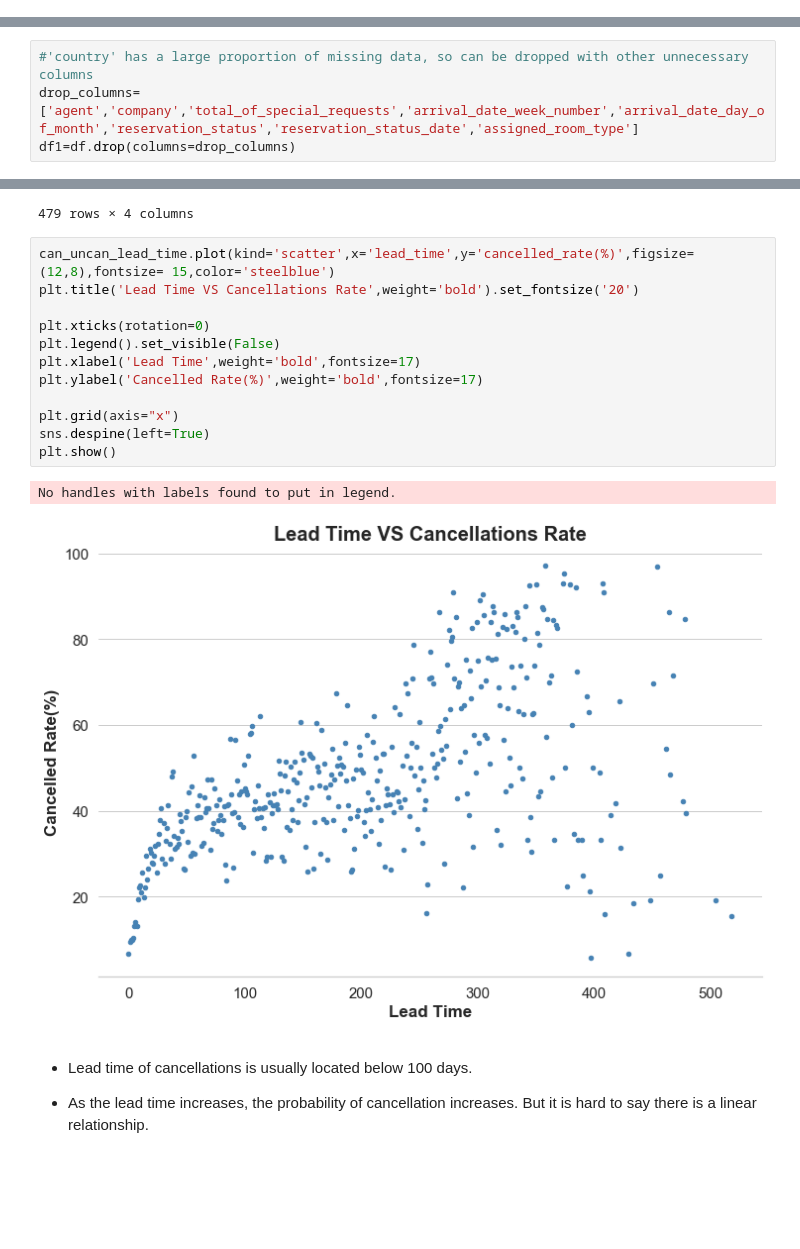
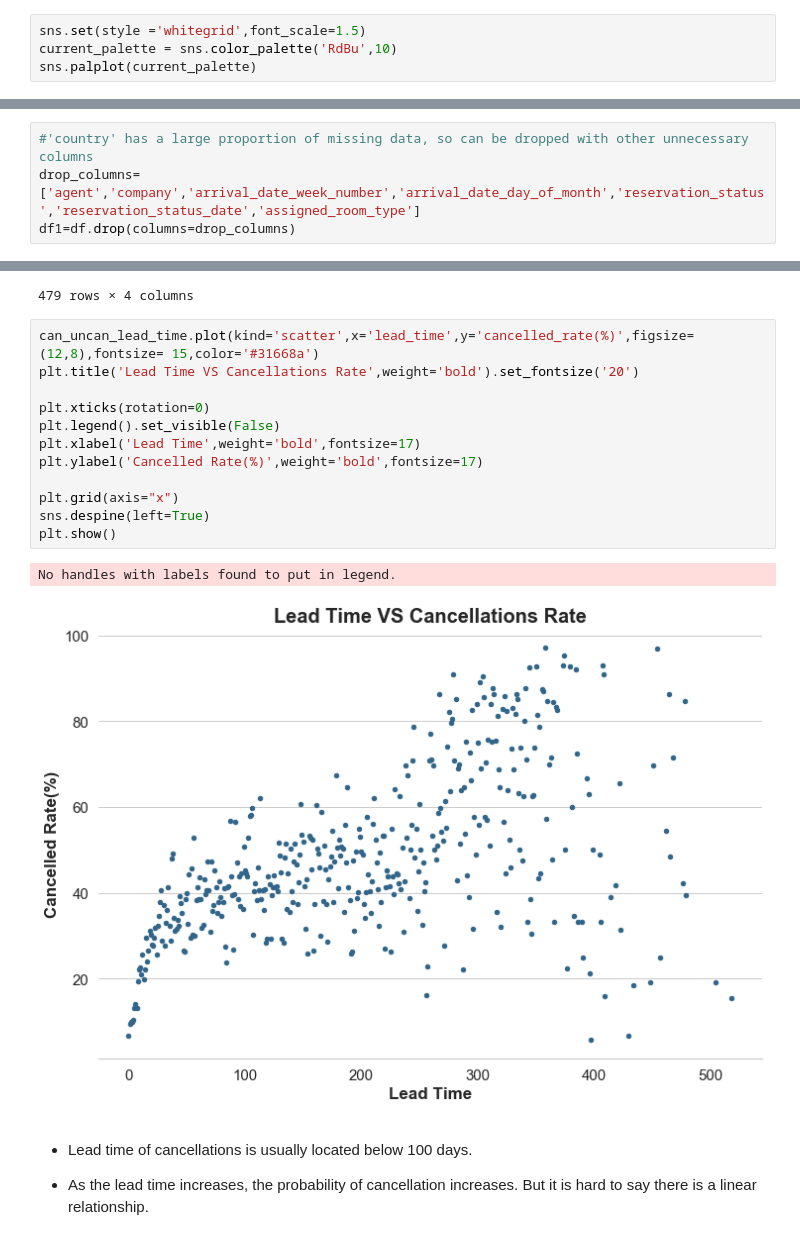
Before and after one commit to fysophia0302/Springboard, a Jupyter notebook: Capstone_Project_2/Capstone_Project_2_Hotel_booking_demand.ipynb, the cells around one changed output, grey strips where cells are left out. Cells and saved outputs as stored; diff of their text form; blank space fills up the shorter version.

```diff
--- a/Capstone_Project_2/Capstone_Project_2_Hotel_booking_demand.ipynb
+++ b/Capstone_Project_2/Capstone_Project_2_Hotel_booking_demand.ipynb
@@ -13,3 +20,7 @@ current_palette = sns.color_palette('Paired',10)
 sns.palplot(current_palette)
 # %% [output]
 [figure]
+# %%
+sns.set(style ='whitegrid',font_scale=1.5)
+current_palette = sns.color_palette('RdBu',10)
+sns.palplot(current_palette)
@@ -97,7 +110,7 @@ dtype: int64
 ## 1.1 drop the null and unnecessary columns
 # %%
 #'country' has a large proportion of missing data, so can be dropped with other unnecessary columns
-drop_columns=['agent','company','total_of_special_requests','arrival_date_week_number','arrival_date_day_of_month','reservation_status','reservation_status_date','assigned_room_type']
+drop_columns=['agent','company','arrival_date_week_number','arrival_date_day_of_month','reservation_status','reservation_status_date','assigned_room_type']
 df1=df.drop(columns=drop_columns)
 # %% [markdown]
 ## 1.2 fill up the missing data
@@ -951,20 +992,20 @@ can_uncan_lead_time
 | 478 | 737 | NaN | 1.0 | NaN |
 479 rows × 4 columns
 # %%
-can_uncan_lead_time.plot(kind='scatter',x='lead_time',y='cancelled_rate(%)',figsize=(12,8),fontsize= 15,color='steelblue')
+can_uncan_lead_time.plot(kind='scatter',x='lead_time',y='cancelled_rate(%)',figsize=(12,8),fontsize= 15,color='#31668a')
 plt.title('Lead Time VS Cancellations Rate',weight='bold').set_fontsize('20')
 
 plt.xticks(rotation=0)
 plt.legend().set_visible(False)
 plt.xlabel('Lead Time',weight='bold',fontsize=17)
 plt.ylabel('Cancelled Rate(%)',weight='bold',fontsize=17)
 
 plt.grid(axis="x")
 sns.despine(left=True)
 plt.show()
 # %% [output]
 No handles with labels found to put in legend.
-[figure, old version]
+[figure, new version]
 # %% [markdown]
 - Lead time of cancellations is usually located below 100 days.
 
```
Also changed, not shown: parts of 83 cells of this notebook.
